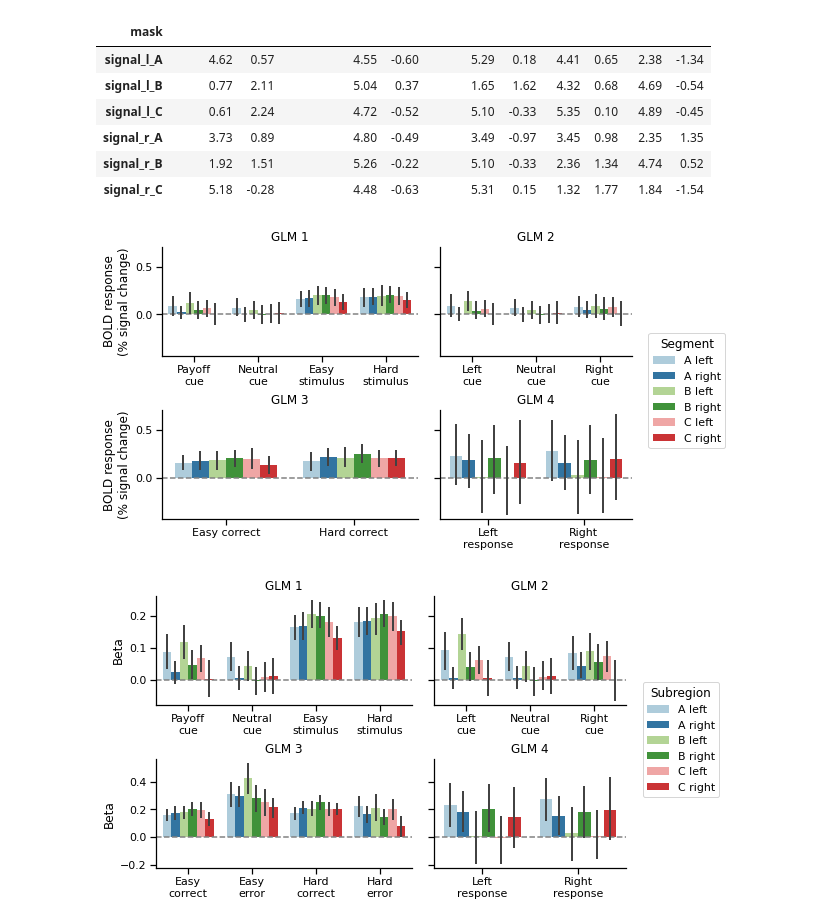
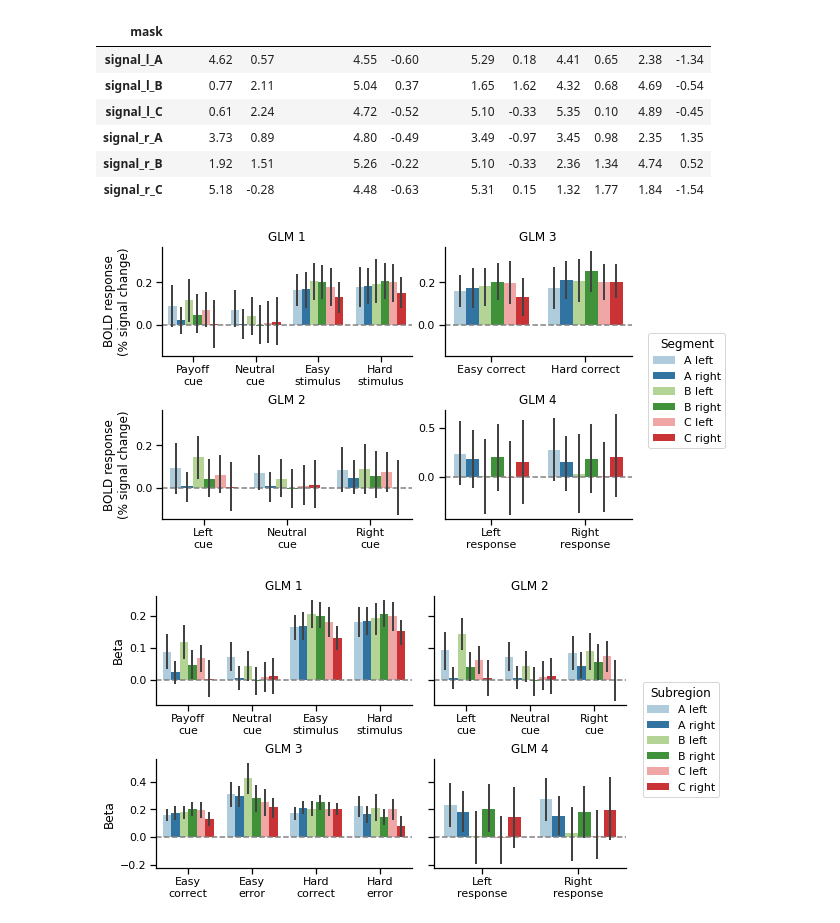
Before and after one commit to StevenM1/STNrep, a Jupyter notebook: 6_ROI_GLM.ipynb, the cells around one changed output. Cells and saved outputs as stored; diff of their text form; code cells hidden in the pictures.

```diff
--- a/6_ROI_GLM.ipynb
+++ b/6_ROI_GLM.ipynb
@@ -1112,13 +1243,13 @@ ci = 95
 
 f = plt.figure(figsize=(9,5))
 gridspec = f.add_gridspec(ncols=2, nrows=2,
-                          wspace=.1, hspace=0.5,
+                          wspace=.15, hspace=0.5,
                           width_ratios=[4,3])
 # left/right
 ax0 = f.add_subplot(gridspec[0,0])
 ax1 = f.add_subplot(gridspec[0,1], sharey=ax0)
 ax2 = f.add_subplot(gridspec[1,0], sharey=ax0)
-ax3 = f.add_subplot(gridspec[1,1], sharey=ax0)
+ax3 = f.add_subplot(gridspec[1,1])#, sharey=ax2)
 ax = [ax0, ax1, ax2, ax3]
 
 # f, ax = plt.subplots(1,4)#,  sharey='row')
@@ -1140,50 +1271,50 @@ ax[0].set_ylabel('BOLD response\n(% signal change)')
 b2 = sns.barplot(x='event type', y='beta', hue='roi',
                  palette=sns.color_palette("Paired"),
                  data=GLM2_betas_long,
-                 ax=ax[1], ci=ci, errwidth=2,
+                 ax=ax[2], ci=ci, errwidth=2,
                  order=['cue_left', 'cue_neutral', 'cue_right'],
                  hue_order=['signal_l_A', 'signal_r_A', 'signal_l_B', 'signal_r_B', 'signal_l_C', 'signal_r_C'])
 b2.legend_.remove()
-ax[1].set_xticklabels(['Left\ncue', 'Neutral\ncue', 'Right\ncue'])#, rotation=30, ha='right')
-ax[1].set_title('GLM 2')
+ax[2].set_xticklabels(['Left\ncue', 'Neutral\ncue', 'Right\ncue'])#, rotation=30, ha='right')
+ax[2].set_title('GLM 2')
 
 b3 = sns.barplot(x='event type', y='beta', hue='roi',
                  palette=sns.color_palette("Paired"),
                  data=GLM3_betas_long.loc[GLM3_betas_long['event type'].isin(['easy_correct', 'hard_correct'])],
-                 ax=ax[2], ci=ci, errwidth=2,
+                 ax=ax[1], ci=ci, errwidth=2,
                  order=['easy_correct', 'hard_correct'],
                  hue_order=['signal_l_A', 'signal_r_A', 'signal_l_B', 'signal_r_B', 'signal_l_C', 'signal_r_C'])
 b3.legend_.remove()
-ax[2].set_xticklabels(['Easy correct', 'Hard correct'])#, rotation=30, ha='right')
-ax[2].set_title('GLM 3')
+ax[1].set_xticklabels(['Easy correct', 'Hard correct'])#, rotation=30, ha='right')
+ax[1].set_title('GLM 3')
 #ax[2].set_ylabel('BOLD response\n(% signal change)')
 
 b4 = sns.barplot(x='event type', y='beta', hue='roi',
                  palette=sns.color_palette("Paired"),
                  data=GLM4_betas_long,
                  ax=ax[3], ci=ci,errwidth=2,
                  order=['response_left', 'response_right'],
                  hue_order=['signal_l_A', 'signal_r_A', 'signal_l_B', 'signal_r_B', 'signal_l_C', 'signal_r_C'])
 b4.legend_.remove()
 ax[3].set_title('GLM 4')
 ax[3].set_xticklabels(['Left\nresponse', 'Right\nresponse'])
 #ax[3].yaxis.set_ticklabels([])
 
-ax[3].tick_params(labelleft=False)
-ax[1].tick_params(labelleft=False)
+#ax[3].tick_params(labelleft=False)
+#ax[1].tick_params(labelleft=False)
 #ax[2].yaxis.set_ticklabels([])
 
 for ax_ in ax:
     ax_.set_xlabel('')
 for ax_ in [ax[1], ax[3]]:
     ax_.set_ylabel('')
 ax[2].set_ylabel('BOLD response\n(% signal change)')
 
 sns.despine()
 
 f.tight_layout()
 f.legend(h, ['A left', 'A right', 'B left', 'B right', 'C left', 'C right'], loc='center right', title='Segment')
 f.subplots_adjust(right=.85)
 #f.set_size_inches(15,4)
 # %% [output]
-[figure, old version]
+[figure, new version]
```
Also changed, not shown: parts of 28 cells of this notebook.
